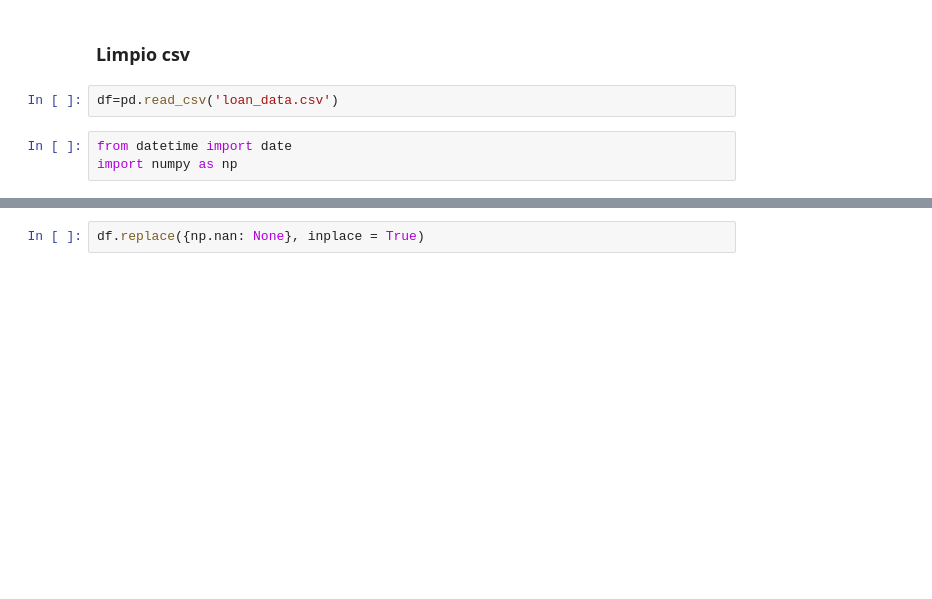
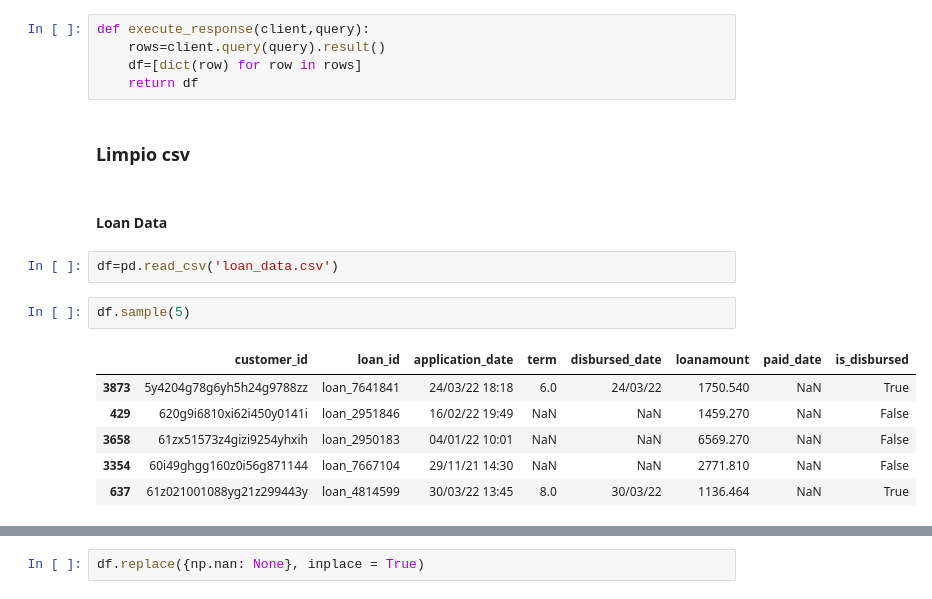
Before and after one commit to SofiFasce/Challenge, a Jupyter notebook: Chellenge_ok.ipynb, the cells around one changed output, grey strips where cells are left out. Saved outputs shown, nothing was run; the diff lists cells and outputs as text; blank space fills up the shorter version.

```diff
--- a/Chellenge_ok.ipynb
+++ b/Chellenge_ok.ipynb
@@ -21,7 +20,20 @@ import pandas as pd
+# %%
+def execute_response(client,query):
+    rows=client.query(query).result()
+    df=[dict(row) for row in rows]
+    return df
 # %% [markdown]
 ### Limpio csv
+# %% [markdown]
+#### Loan Data
 # %%
 df=pd.read_csv('loan_data.csv')
-# %%
-from datetime import date
-import numpy as np
+# %%
+df.sample(5)
+# %% [output]
+|  | customer_id | loan_id | application_date | term | disbursed_date | loanamount | paid_date | is_disbursed |
+| 3873 | 5y4204g78g6yh5h24g9788zz | loan_7641841 | 24/03/22 18:18 | 6.0 | 24/03/22 | 1750.540 | NaN | True |
+| 429 | 620g9i6810xi62i450y0141i | loan_2951846 | 16/02/22 19:49 | NaN | NaN | 1459.270 | NaN | False |
+| 3658 | 61zx51573z4gizi9254yhxih | loan_2950183 | 04/01/22 10:01 | NaN | NaN | 6569.270 | NaN | False |
+| 3354 | 60i49ghgg160z0i56g871144 | loan_7667104 | 29/11/21 14:30 | NaN | NaN | 2771.810 | NaN | False |
+| 637 | 61z021001088yg21z299443y | loan_4814599 | 30/03/22 13:45 | 8.0 | 30/03/22 | 1136.464 | NaN | True |
```
Also changed, not shown: parts of 61 cells of this notebook, 8 other files.
